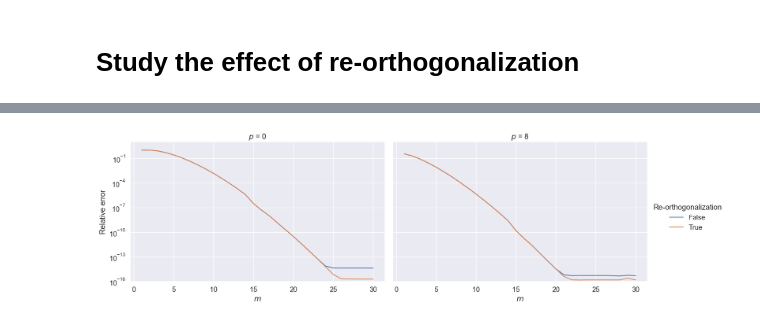
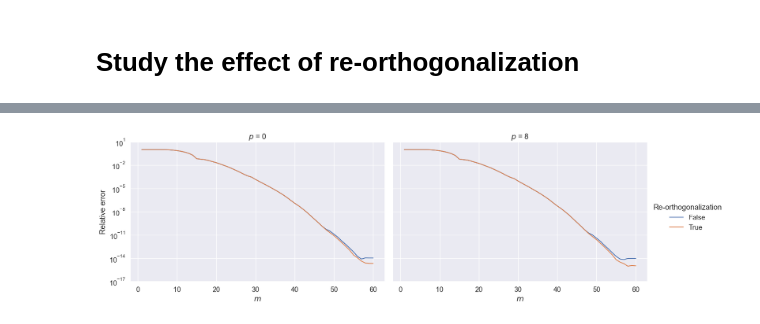
Before and after one commit to sprmsv/KAMF, a Jupyter notebook: experiments.ipynb, the cells around one changed output, grey strips where cells are left out. Drawn from its saved outputs; the diff is of its cells as text; code cells hidden in the pictures.

```diff
--- a/experiments.ipynb
+++ b/experiments.ipynb
@@ -535,6 +548,6 @@ def study_convergence_with_ro(
         aspect=1.5,
     )
     plt.yscale('log')
-    plt.ylim([1e-16, 1e+01])
+    plt.ylim([1e-17, 1e+01])
 # %%
 study_convergence_with_ro(
@@ -549,10 +562,10 @@ study_convergence_with_ro(
 # %%
 study_convergence_with_ro(
-    A=gr_30_30,
+    A=(gr_30_30),
     v=np.ones(shape=(gr_30_30.shape[0],), dtype=gr_30_30.dtype),
     ps=[0, 8],
-    ms=[int(m) for m in np.linspace(1, 30, 30)],
+    ms=[int(m) for m in np.linspace(1, 60, 121)],
     m_exact=256,
 )
 # %% [output]
-[figure, old version]
+[figure, new version]
```
Also changed, not shown: parts of 7 cells of this notebook, 4 other files.
